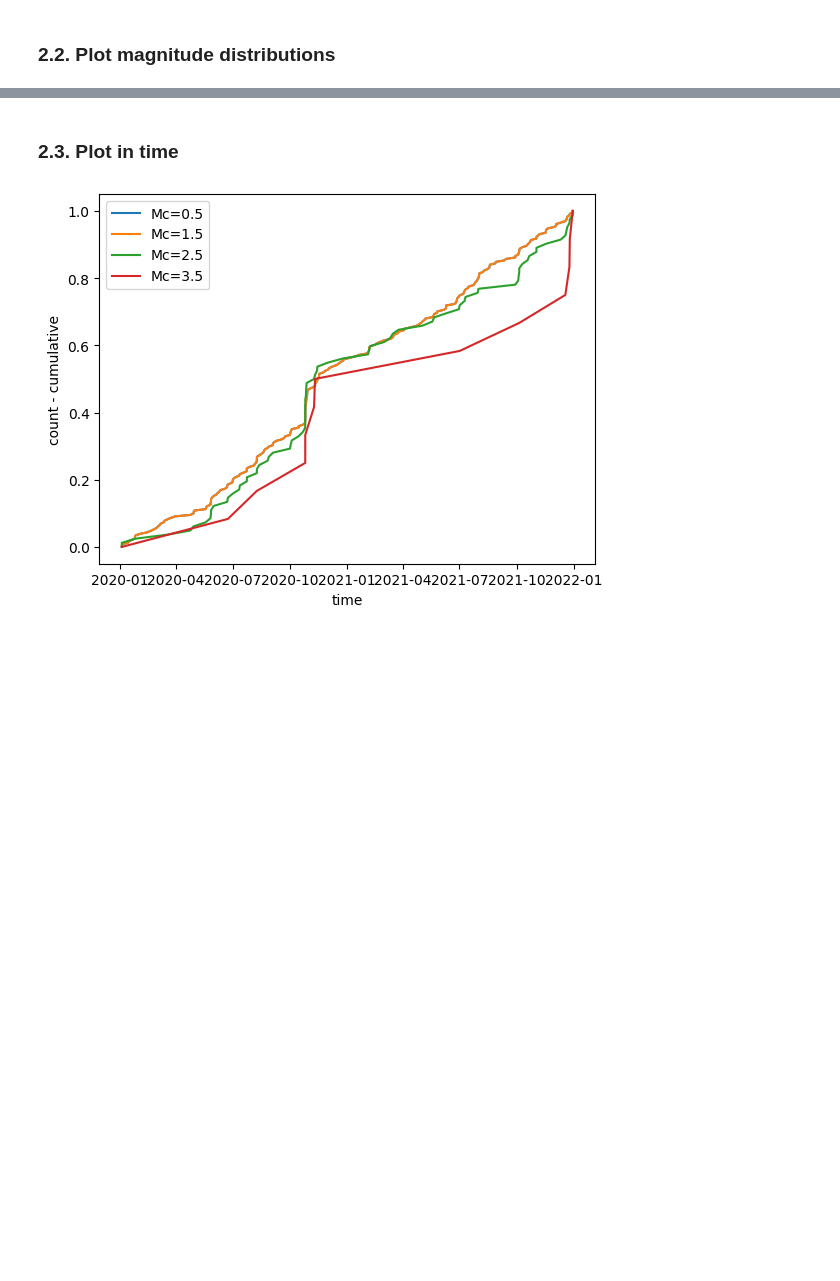
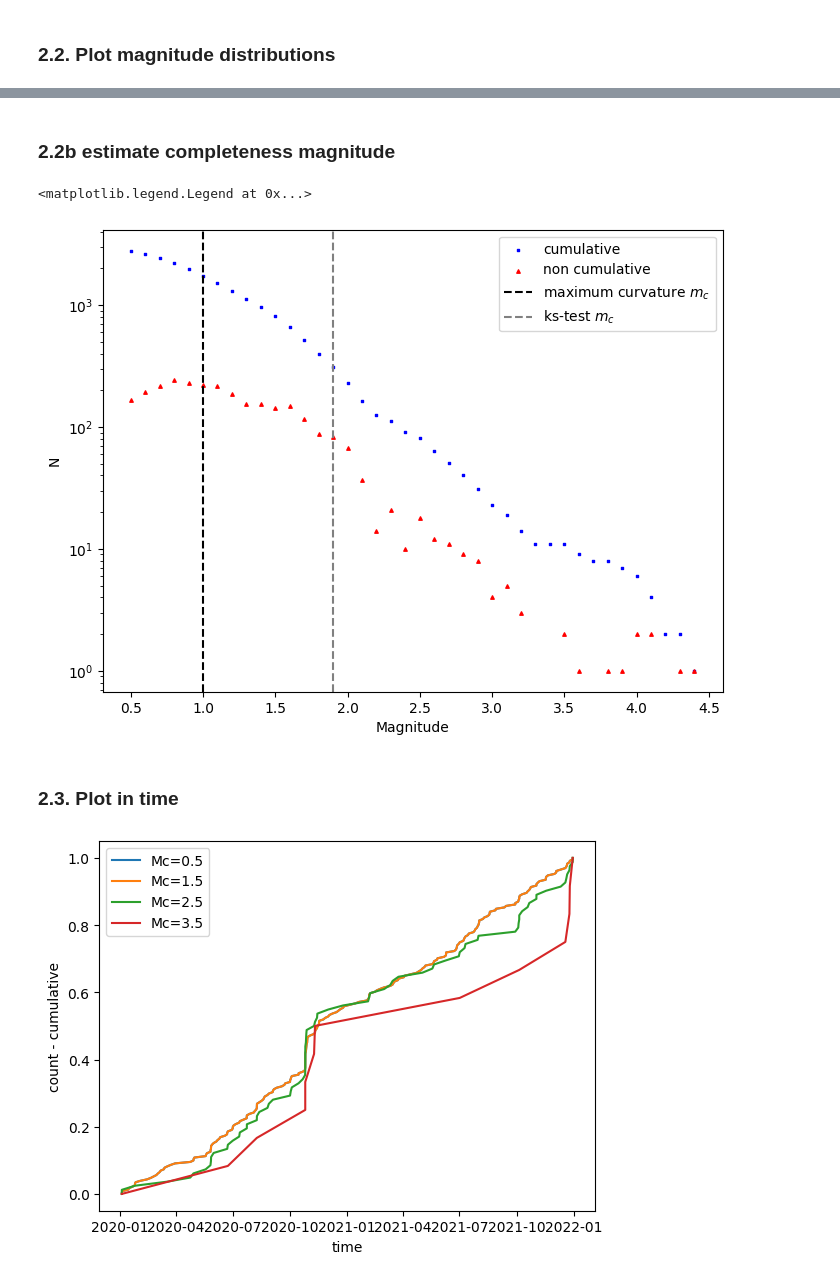
Before and after one commit to swiss-seismological-service/SeismoStats, a Jupyter notebook: extended_manual.ipynb, the cells around one changed output, grey strips where cells are left out. Saved outputs shown, nothing was run; the diff lists cells and outputs as text; code cells hidden in the pictures; blank space fills up the shorter version.

```diff
--- a/extended_manual.ipynb
+++ b/extended_manual.ipynb
@@ -65,7 +65,7 @@ max_longitude = 11
 min_latitude = 45
 max_latitude = 48
 
-min_magnitude = 2
+min_magnitude = 0.5
 url = 'http://arclink.ethz.ch/fdsnws/event/1/query'
 client = FDSNWSEventClient(url)
 df_sed = client.get_events(
@@ -204,0 +205,2 @@ ax.legend(['cumulative', 'non cumulative'])
+# %% [markdown]
+### 2.2b estimate completeness magnitude
@@ -205,3 +209,26 @@ ax.legend(['cumulative', 'non cumulative'])
+# %%
+mc = mc_max_curvature(df_sed['magnitude'], delta_m=0.1)
+# %%
+mcs_test, ks_ds, ps, best_mc, beta = mc_ks(
+    df_sed['magnitude'],
+    np.arange(0.5, 2, 0.1),
+    delta_m=0.1,
+    p_pass=0.1,
+)
+# %%
+ax = plt.subplots(figsize=(8, 6))[1]
+
+plot_cum_fmd(df_sed['magnitude'], delta_m=0.1, ax=ax, color='blue')
+plot_fmd(df_sed['magnitude'], ax=ax, color='red', size=6)
+
+plt.axvline(mc, color='black', linestyle='--')
+plt.axvline(best_mc, color='grey', linestyle='--')
+
+
+ax.legend(['cumulative', 'non cumulative', 'maximum curvature $m_c$', 'ks-test $m_c$'])
+# %% [output]
+<matplotlib.legend.Legend at 0x...>
+[figure, added]
 # %% [markdown]
 ### 2.3. Plot in time
 # %%
```
Also changed, not shown: parts of 7 cells of this notebook.
